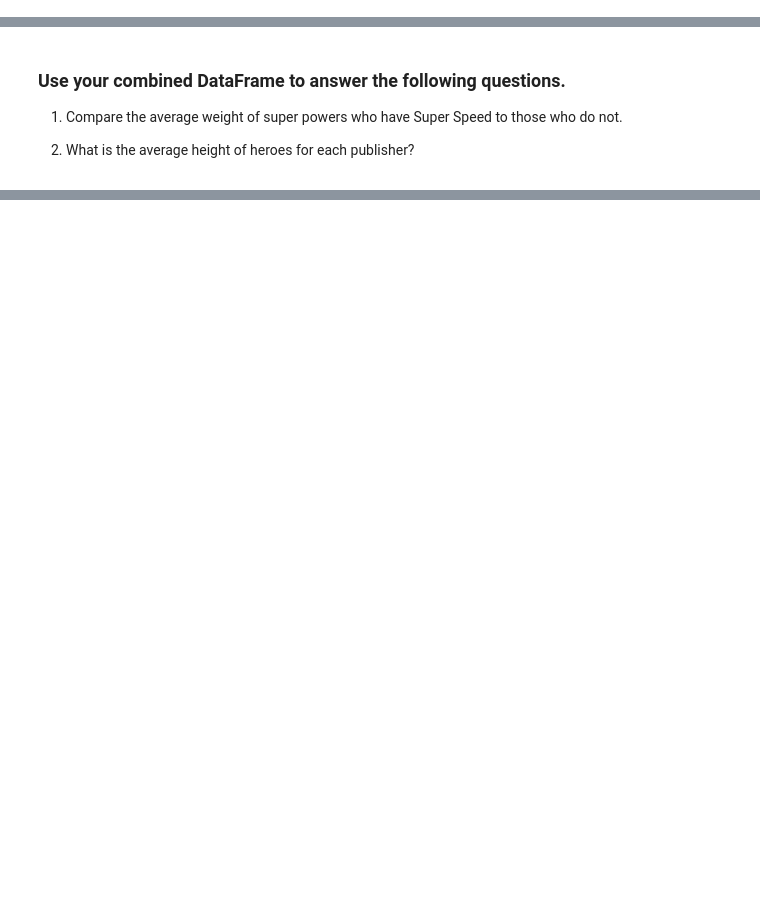
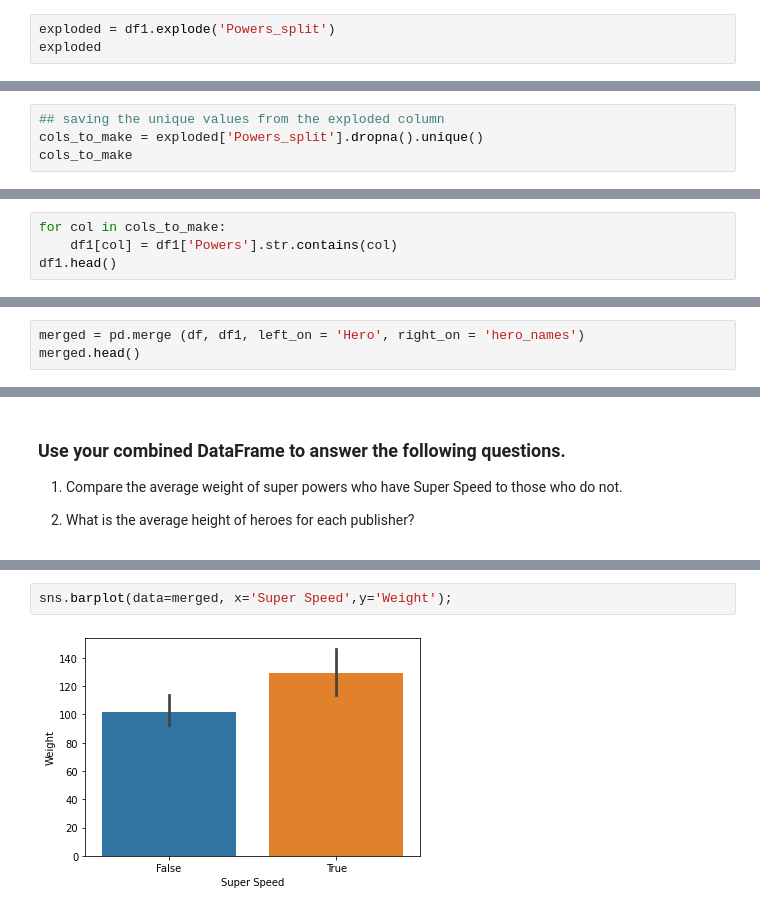
Before and after one commit to allensheneka/advancedXransform, a Jupyter notebook: advancedXransform.ipynb, the cells around one changed output, grey strips where cells are left out. Drawn from its saved outputs; the diff is of its cells as text; blank space fills up the shorter version.

```diff
--- a/advancedXransform.ipynb
+++ b/advancedXransform.ipynb
@@ -349,0 +372,3 @@ JSONDecodeError: Expecting value: line 1 column 1 (char 0)
+# %%
+exploded = df1.explode('Powers_split')
+exploded
@@ -349,0 +389,4 @@ JSONDecodeError: Expecting value: line 1 column 1 (char 0)
+# %%
+## saving the unique values from the exploded column
+cols_to_make = exploded['Powers_split'].dropna().unique()
+cols_to_make
@@ -349,0 +411,4 @@ JSONDecodeError: Expecting value: line 1 column 1 (char 0)
+# %%
+for col in cols_to_make:
+    df1[col] = df1['Powers'].str.contains(col)
+df1.head()
@@ -349,0 +423,3 @@ JSONDecodeError: Expecting value: line 1 column 1 (char 0)
+# %%
+merged = pd.merge (df, df1, left_on = 'Hero', right_on = 'hero_names')
+merged.head()
@@ -355,0 +447,4 @@ JSONDecodeError: Expecting value: line 1 column 1 (char 0)
+# %%
+sns.barplot(data=merged, x='Super Speed',y='Weight');
+# %% [output]
+[figure, added]
```
Also changed, not shown: parts of 15 cells of this notebook.
